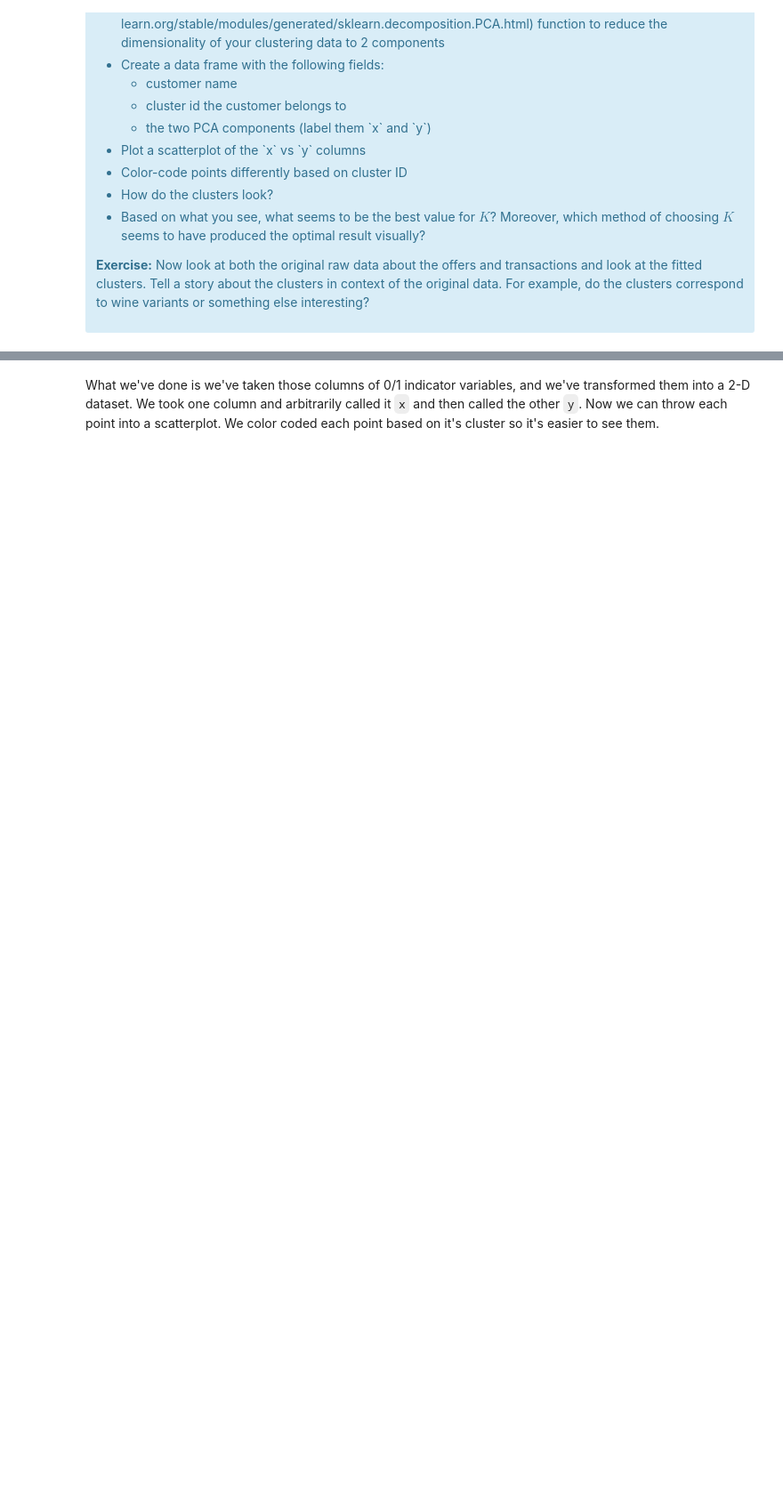
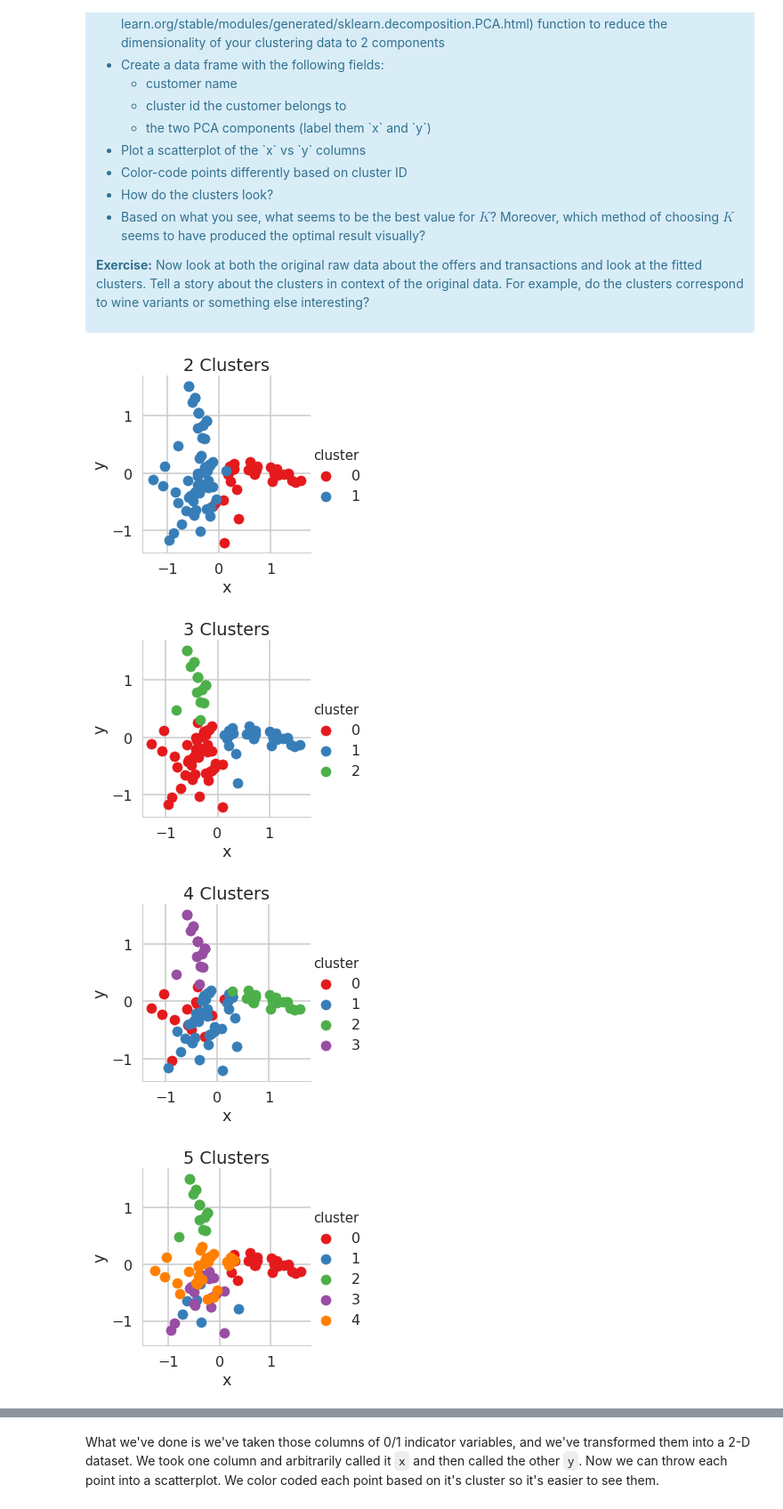
Before and after one commit to chiknes/Springboard-Mini-Projects, a Jupyter notebook: aic-8_2_10_clustering-mini-project/Mini_Project_Clustering.ipynb, the cells around one changed output, grey strips where cells are left out. Shown at 89% size. Saved outputs shown, nothing was run; the diff lists cells and outputs as text; code cells hidden in the pictures; blank space fills up the shorter version.

```diff
--- a/aic-8_2_10_clustering-mini-project/Mini_Project_Clustering.ipynb
+++ b/aic-8_2_10_clustering-mini-project/Mini_Project_Clustering.ipynb
@@ -161,0 +389,36 @@ This is only one use of PCA for dimension reduction. We can also use PCA when we
+# %%
+from sklearn.decomposition import PCA
+
+for n_clusters in K_range:
+    #find clusters
+    clusterer = KMeans(n_clusters=n_clusters, random_state=10)
+    cluster_labels = clusterer.fit_predict(x_cols)
+    #initialize and fit PCA
+    pca = PCA(n_components=2)
+    principal_components = pca.fit(x_cols)
+    principal_components = principal_components.transform(x_cols)
+    # Extract x and y components
+    pca_x = []
+    pca_y = []
+    for component in principal_components:
+        pca_x.append(component[0])
+        pca_y.append(component[1])
+    # Create a data frame with the following fields:
+    # customer name
+    # cluster id the customer belongs to
+    # the two PCA components (label them x and y)
+    pca_df = pd.DataFrame()
+    pca_df["customer_name"] = df_response.customer_name
+    pca_df["cluster"] = cluster_labels
+    pca_df["x"] = pca_x
+    pca_df["y"] = pca_y
+
+    fg = sns.FacetGrid(data=pca_df, hue='cluster', hue_order=range(0,n_clusters), palette='Set1', size=4, aspect=1)
+    fg.map(plt.scatter, 'x', 'y').add_legend()
+    axes = fg.axes.flatten()
+    axes[0].set_title("{} Clusters".format(n_clusters))
+# %% [output]
+[figure, added]
+[figure, added]
+[figure, added]
+[figure, added]
```
Also changed, not shown: parts of 22 cells of this notebook, 5 other files.
